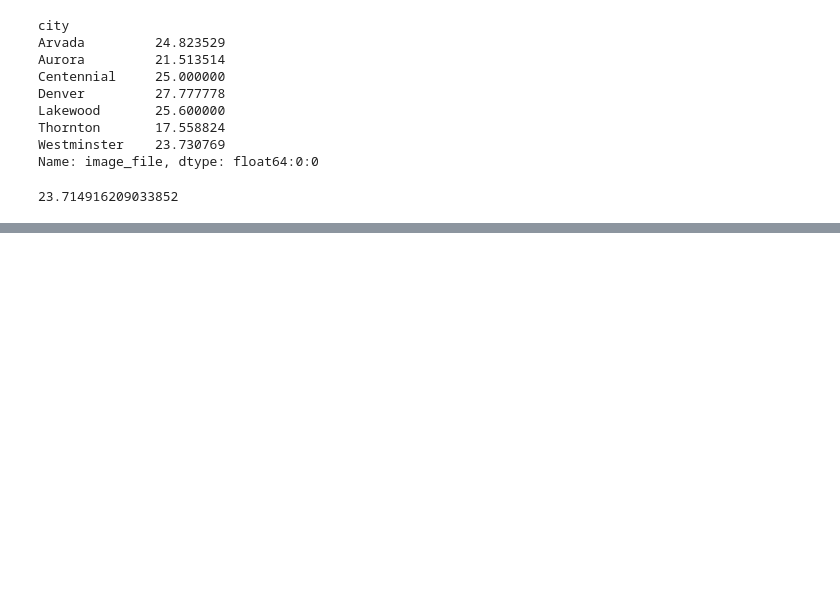
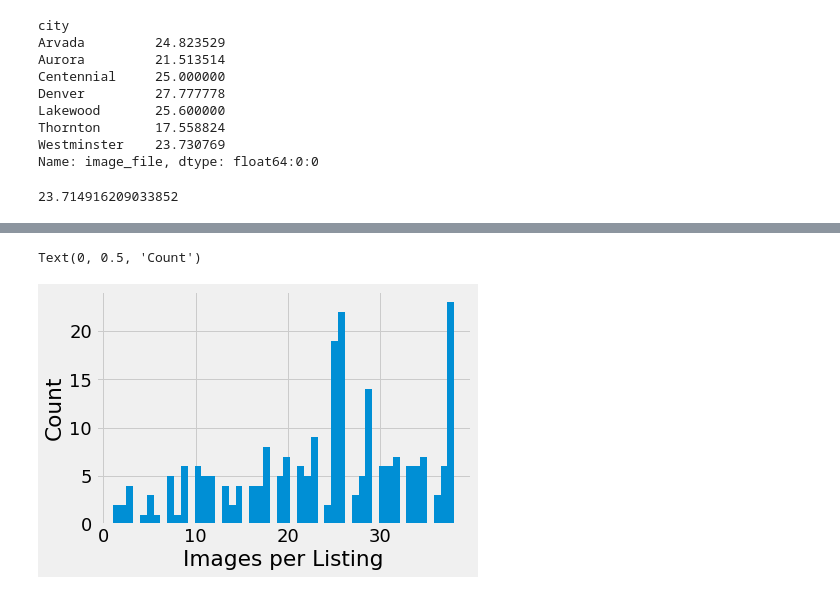
Before and after one commit to connorslagle/homes-like-this, a Jupyter notebook: notebooks/csv_eda.ipynb, the cells around one changed output, grey strips where cells are left out. Drawn from its saved outputs; the diff is of its cells as text; code cells hidden in the pictures; blank space fills up the shorter version.

```diff
--- a/notebooks/csv_eda.ipynb
+++ b/notebooks/csv_eda.ipynb
@@ -525,0 +106,4 @@ df.listing_price
+# %%
+# Group by listing
+by_listing = df.groupby('listing_id').count()
+by_listing
@@ -525,0 +125,7 @@ df.listing_price
+# %%
+by_listing.beds.hist(bins=50)
+plt.xlabel('Images per Listing')
+plt.ylabel('Count')
+# %% [output]
+Text(0, 0.5, 'Count')
+[figure, added]
```
Also changed, not shown: parts of 21 cells of this notebook, 1 other file.
